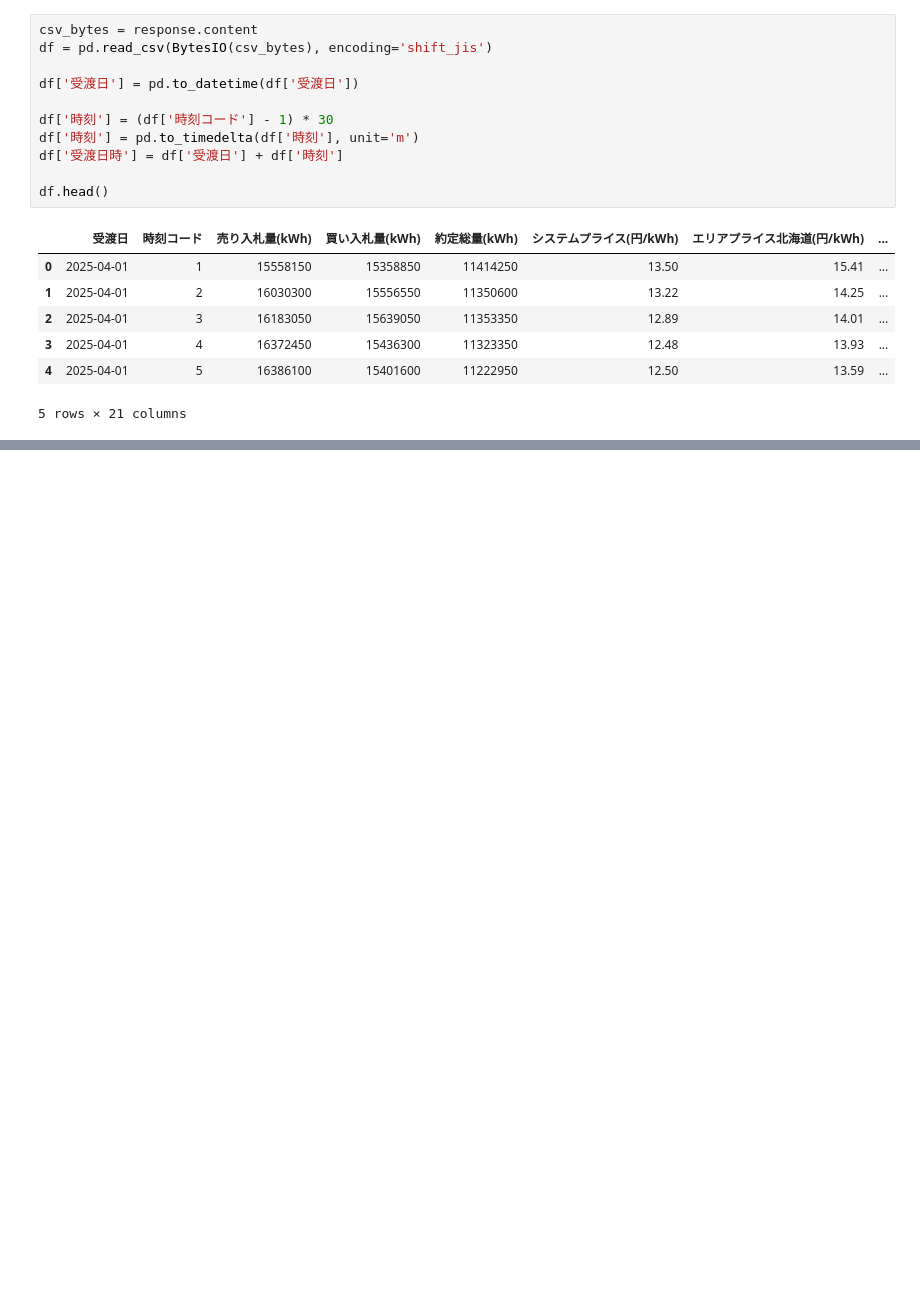
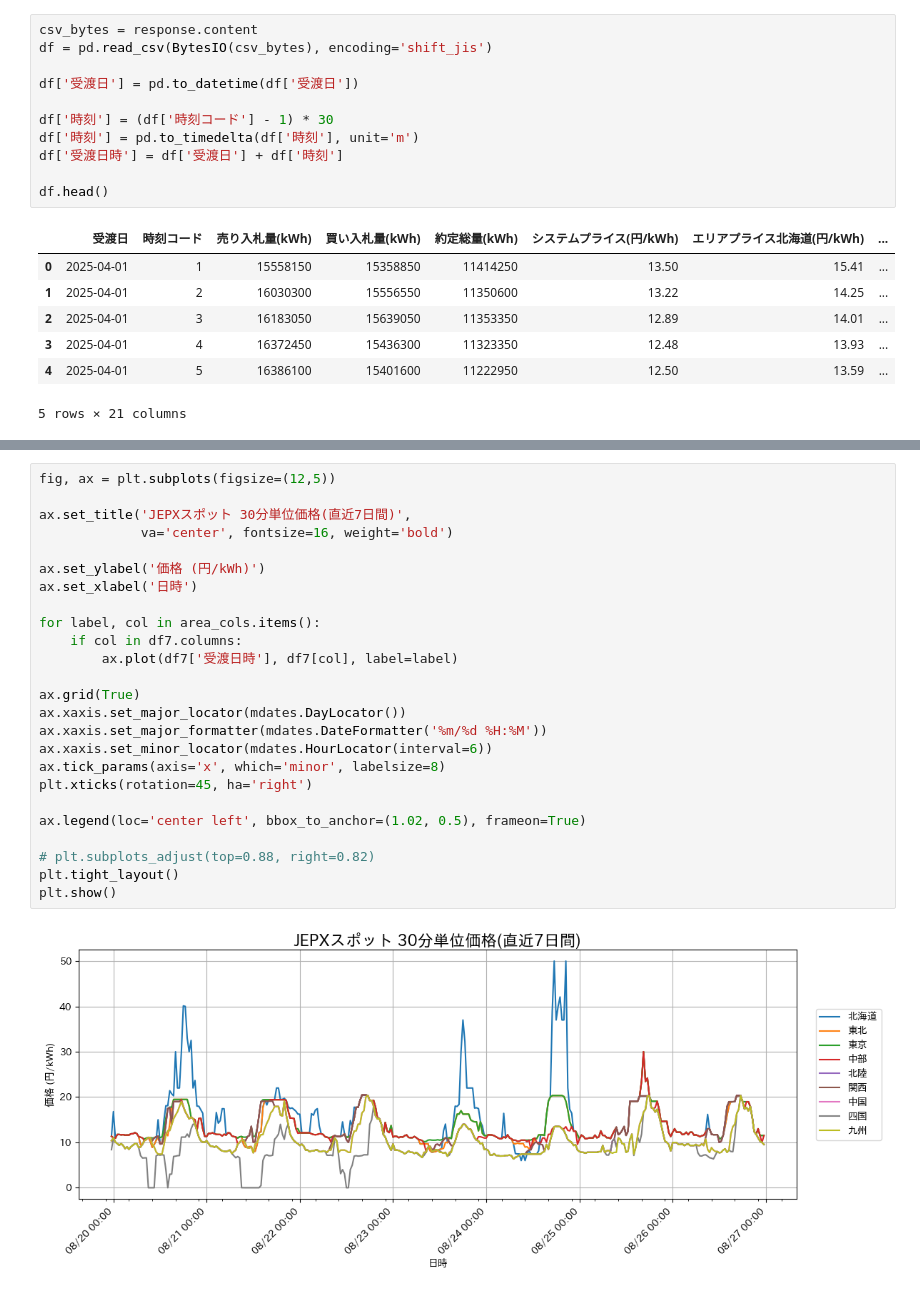
Before and after one commit to palakpaneerer/electricity_price_forecast, a Jupyter notebook: myproject/myproject/get_jepx_data.ipynb, the cells around one changed output, grey strips where cells are left out. Drawn from its saved outputs; the diff is of its cells as text; blank space fills up the shorter version.

```diff
--- a/myproject/myproject/get_jepx_data.ipynb
+++ b/myproject/myproject/get_jepx_data.ipynb
@@ -88,0 +62,27 @@ plt.show()
+# %%
+fig, ax = plt.subplots(figsize=(12,5))
+
+ax.set_title('JEPXスポット 30分単位価格(直近7日間)',
+             va='center', fontsize=16, weight='bold')
+
+ax.set_ylabel('価格 (円/kWh)')
+ax.set_xlabel('日時')
+
+for label, col in area_cols.items():
+    if col in df7.columns:
+        ax.plot(df7['受渡日時'], df7[col], label=label)
+
+ax.grid(True)
+ax.xaxis.set_major_locator(mdates.DayLocator())
+ax.xaxis.set_major_formatter(mdates.DateFormatter('%m/%d %H:%M'))
+ax.xaxis.set_minor_locator(mdates.HourLocator(interval=6))
+ax.tick_params(axis='x', which='minor', labelsize=8)
+plt.xticks(rotation=45, ha='right')
+
+ax.legend(loc='center left', bbox_to_anchor=(1.02, 0.5), frameon=True)
+
+# plt.subplots_adjust(top=0.88, right=0.82)
+plt.tight_layout()
+plt.show()
+# %% [output]
+[figure, added]
```
Also changed, not shown: parts of 2 cells of this notebook, 8 other files.
